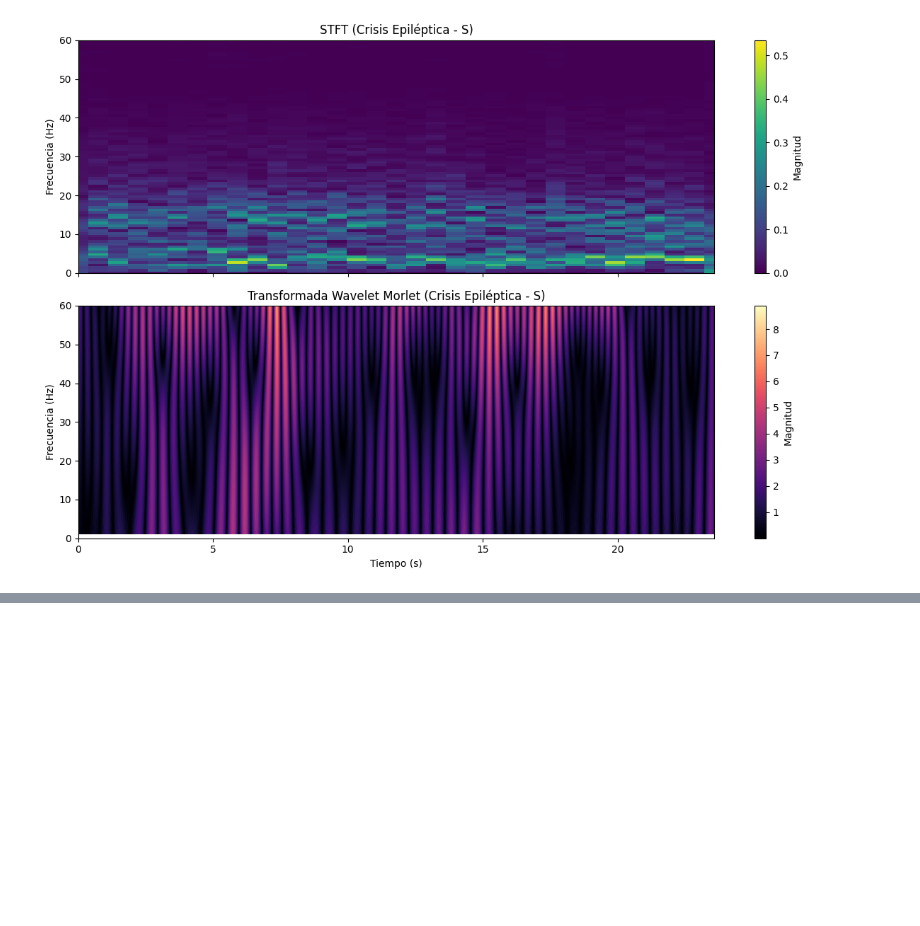
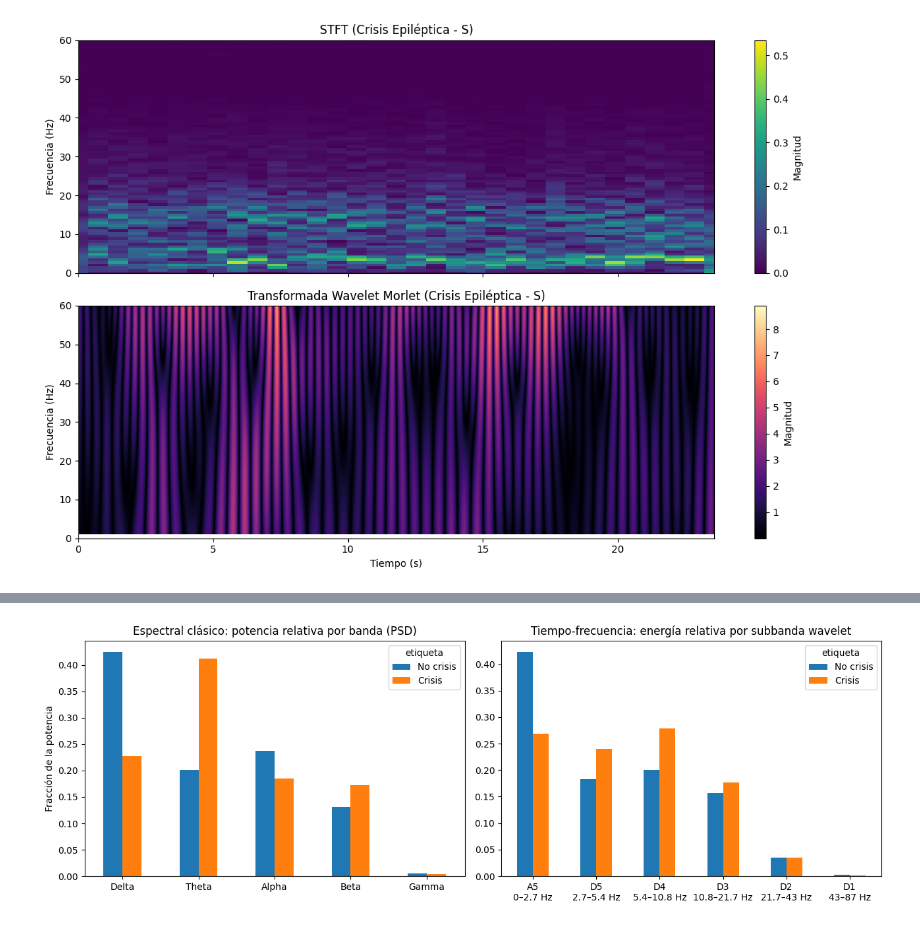
Before and after one commit to lorepe/eeg-epilepsy-project, a Jupyter notebook: notebooks/03_Fase4_Caracteristicas.ipynb, the cells around one changed output, grey strips where cells are left out. Saved outputs shown, nothing was run; the diff lists cells and outputs as text; code cells hidden in the pictures; blank space fills up the shorter version.

```diff
--- a/notebooks/03_Fase4_Caracteristicas.ipynb
+++ b/notebooks/03_Fase4_Caracteristicas.ipynb
@@ -36,0 +60,22 @@ Analizando paciente Ictal: S001.txt
+# %%
+df_feat = pd.read_csv('../data/processed/features.csv')
+
+bandas = ['Delta', 'Theta', 'Alpha', 'Beta', 'Gamma']
+rel_psd = df_feat.groupby('etiqueta')[[f'psd_rel_{b}' for b in bandas]].mean()
+rel_psd.columns = bandas
+
+rango_hz = {'A5': '0–2.7', 'D5': '2.7–5.4', 'D4': '5.4–10.8', 'D3': '10.8–21.7', 'D2': '21.7–43', 'D1': '43–87'}
+cols_w = [c for c in df_feat.columns if c.startswith('wav_rel_')]
+rel_wav = df_feat.groupby('etiqueta')[cols_w].mean()
+rel_wav.columns = [f"{c.split('_')[-1]}\n{rango_hz[c.split('_')[-1]]} Hz" for c in cols_w]
+
+fig, axes = plt.subplots(1, 2, figsize=(13, 4.5))
+rel_psd.rename(index={0: 'No crisis', 1: 'Crisis'}).T.plot(kind='bar', ax=axes[0], rot=0)
+axes[0].set_title('Espectral clásico: potencia relativa por banda (PSD)'); axes[0].set_ylabel('Fracción de la potencia')
+rel_wav.rename(index={0: 'No crisis', 1: 'Crisis'}).T.plot(kind='bar', ax=axes[1], rot=0)
+axes[1].set_title('Tiempo-frecuencia: energía relativa por subbanda wavelet')
+plt.tight_layout()
+plt.savefig('../figuras/bandas_y_wavelet.png', dpi=200, bbox_inches='tight')
+plt.show()
+# %% [output]
+[figure, added]
```
Also changed, not shown: parts of 7 cells of this notebook, 16 other files.
